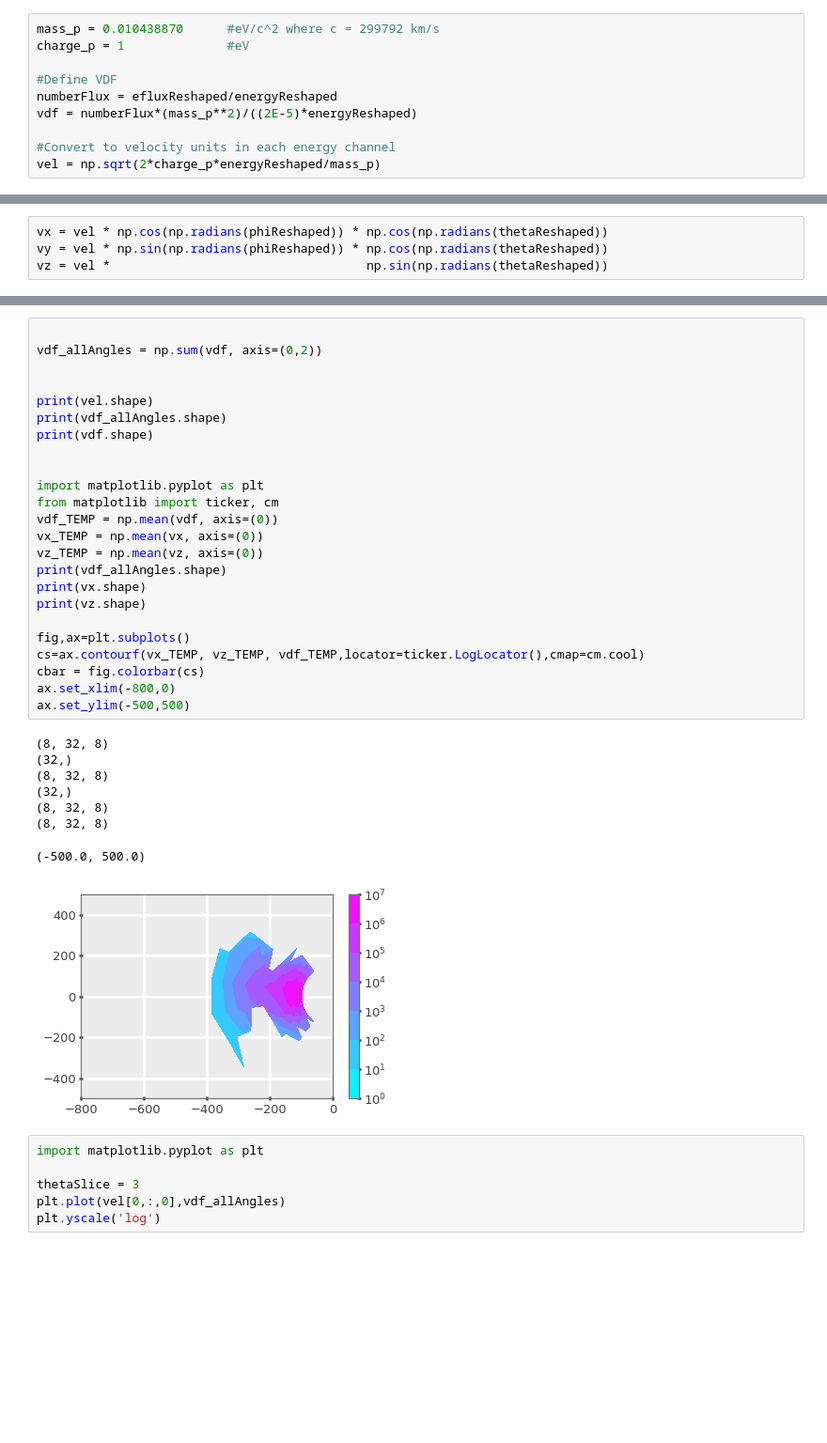
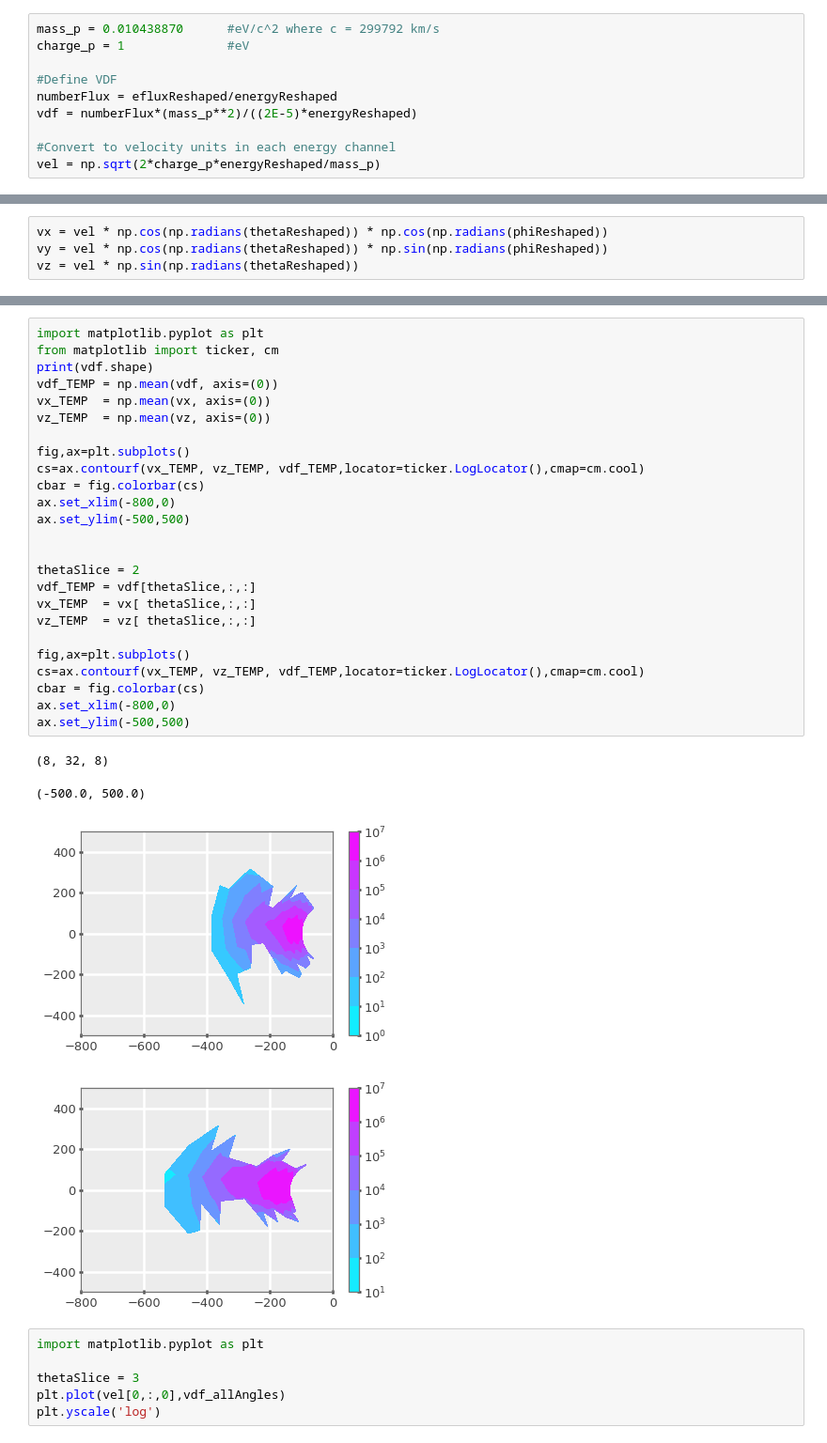
Before and after one commit to kpaulson/PSPGatewayHelp, a Jupyter notebook: JupyterNotebook_Tutorials/PSP/SPANi_vdf/SPAN-I VDF Plot Tutorial.ipynb, the cells around one changed output, grey strips where cells are left out. Shown: that part at 94% size. Cells and saved outputs as stored; diff of their text form; blank space fills up the shorter version.

Commit message:
Still has work to go, but this should walk through downloading and plotting the vdf so far. Need to fix cell [37] and beyond

```diff
--- a/JupyterNotebook_Tutorials/PSP/SPANi_vdf/SPAN-I VDF Plot Tutorial.ipynb
+++ b/JupyterNotebook_Tutorials/PSP/SPANi_vdf/SPAN-I VDF Plot Tutorial.ipynb
@@ -124,4 +129,4 @@ Bring it around town~~
 # %%
-vx = vel * np.cos(np.radians(phiReshaped)) * np.cos(np.radians(thetaReshaped))
-vy = vel * np.sin(np.radians(phiReshaped)) * np.cos(np.radians(thetaReshaped))
-vz = vel *                                   np.sin(np.radians(thetaReshaped))
+vx = vel * np.cos(np.radians(thetaReshaped)) * np.cos(np.radians(phiReshaped))
+vy = vel * np.cos(np.radians(thetaReshaped)) * np.sin(np.radians(phiReshaped))
+vz = vel * np.sin(np.radians(thetaReshaped))
@@ -128,36 +139,33 @@ vz = vel *                                   np.sin(np.radians(thetaReshaped))
 # %%
-
-vdf_allAngles = np.sum(vdf, axis=(0,2))
-
-
-print(vel.shape)
-print(vdf_allAngles.shape)
-print(vdf.shape)
-
-
 import matplotlib.pyplot as plt
 from matplotlib import ticker, cm
+print(vdf.shape)
 vdf_TEMP = np.mean(vdf, axis=(0))
-vx_TEMP = np.mean(vx, axis=(0))
-vz_TEMP = np.mean(vz, axis=(0))
-print(vdf_allAngles.shape)
-print(vx.shape)
-print(vz.shape)
+vx_TEMP  = np.mean(vx, axis=(0))
+vz_TEMP  = np.mean(vz, axis=(0))
 
 fig,ax=plt.subplots()
 cs=ax.contourf(vx_TEMP, vz_TEMP, vdf_TEMP,locator=ticker.LogLocator(),cmap=cm.cool)
 cbar = fig.colorbar(cs)
 ax.set_xlim(-800,0)
 ax.set_ylim(-500,500)
+
+
+thetaSlice = 2
+vdf_TEMP = vdf[thetaSlice,:,:]
+vx_TEMP  = vx[ thetaSlice,:,:]
+vz_TEMP  = vz[ thetaSlice,:,:]
+
+fig,ax=plt.subplots()
+cs=ax.contourf(vx_TEMP, vz_TEMP, vdf_TEMP,locator=ticker.LogLocator(),cmap=cm.cool)
+cbar = fig.colorbar(cs)
+ax.set_xlim(-800,0)
+ax.set_ylim(-500,500)
 # %% [output]
 (8, 32, 8)
-(32,)
-(8, 32, 8)
-(32,)
-(8, 32, 8)
-(8, 32, 8)
 (-500.0, 500.0)
 [figure]
+[figure, added]
 # %%
 import matplotlib.pyplot as plt
 
```
Also changed, not shown: parts of 4 cells of this notebook.
